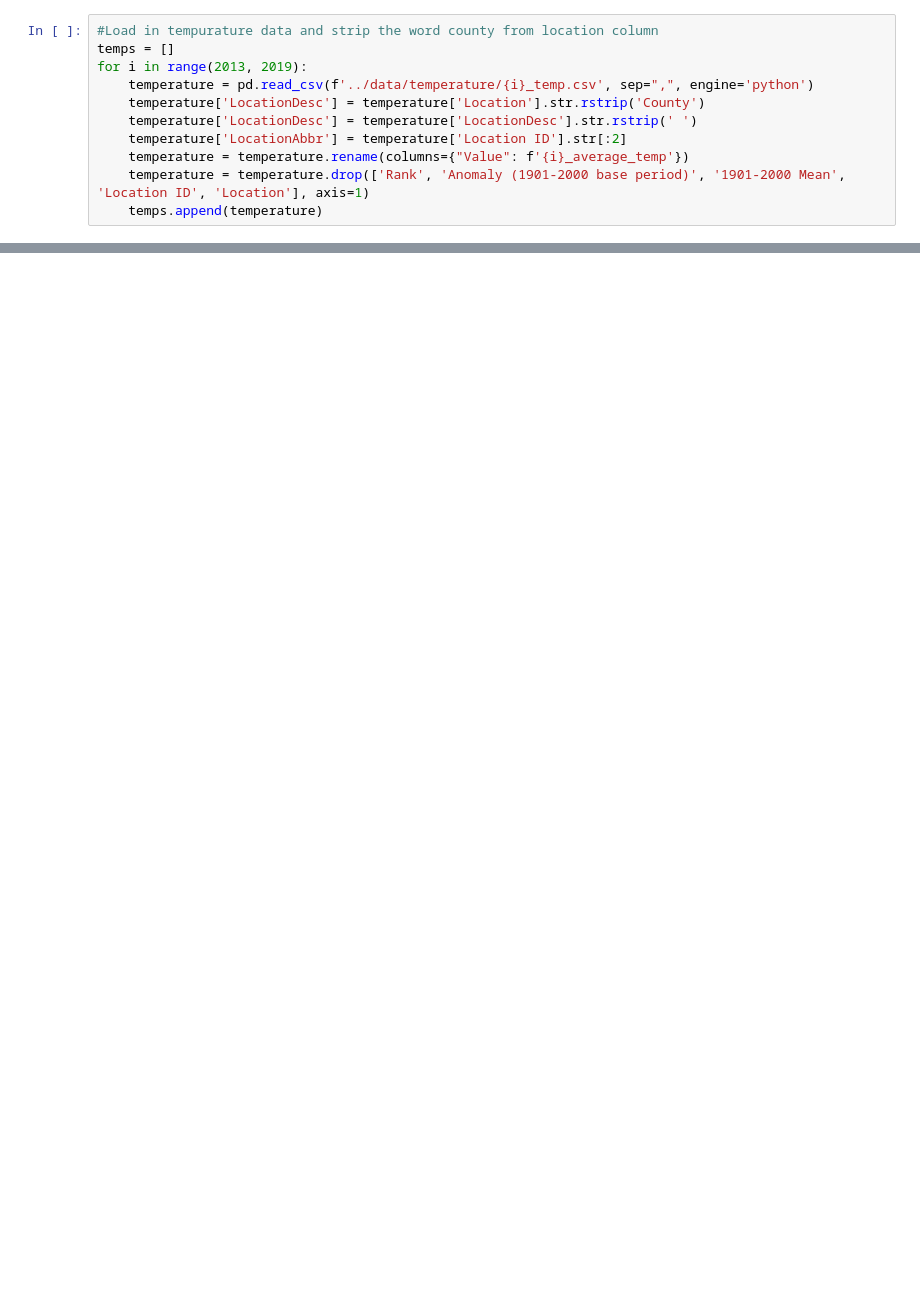
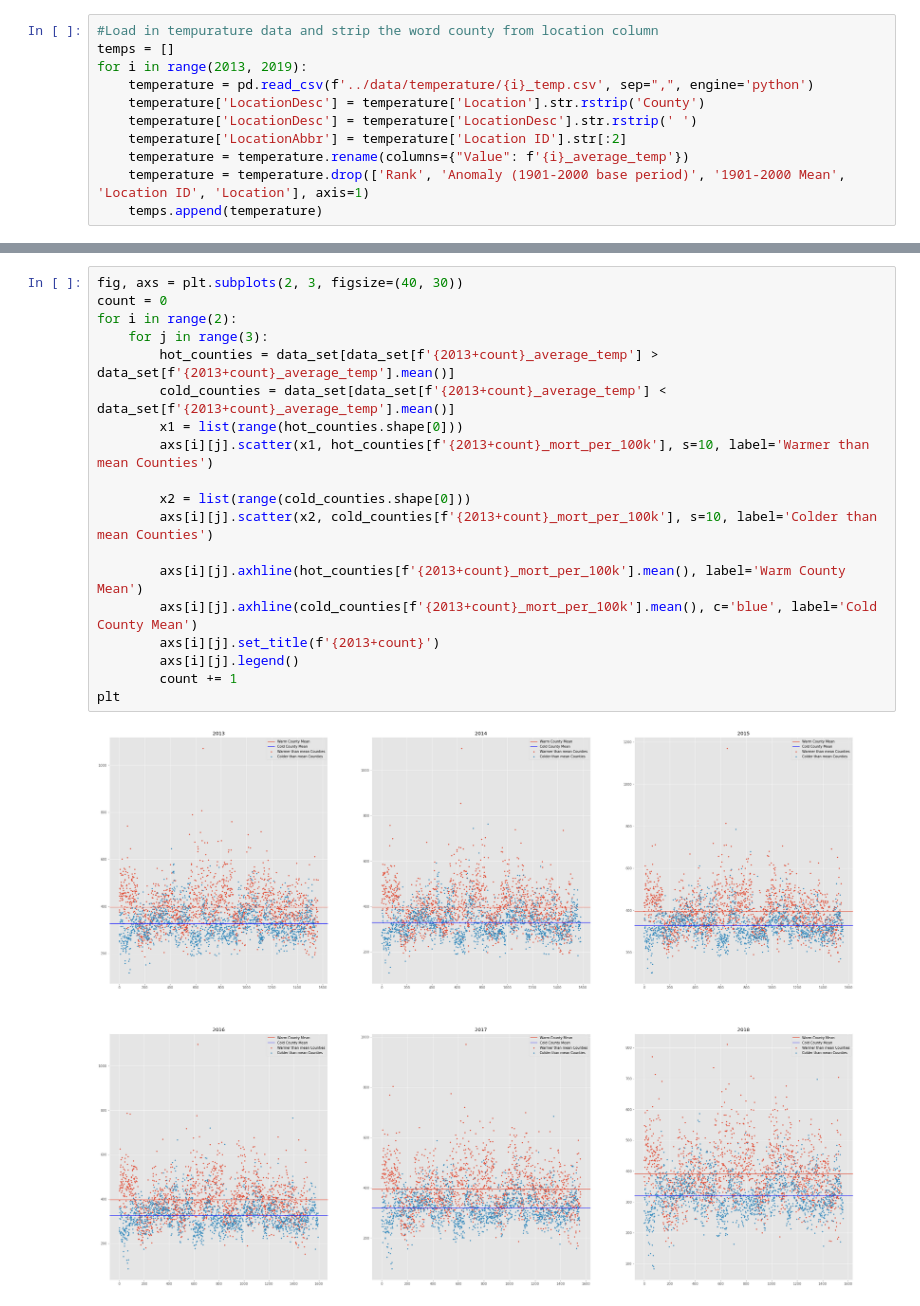
Before and after one commit to NathanKuneman/determining-heart-disease-mortality-factors, a Jupyter notebook: notebooks/EDA.ipynb, the cells around one changed output, grey strips where cells are left out. Saved outputs shown, nothing was run; the diff lists cells and outputs as text; blank space fills up the shorter version.

```diff
--- a/notebooks/EDA.ipynb
+++ b/notebooks/EDA.ipynb
@@ -148,0 +196,21 @@ ax.legend();
+# %%
+fig, axs = plt.subplots(2, 3, figsize=(40, 30))
+count = 0
+for i in range(2):
+    for j in range(3):
+        hot_counties = data_set[data_set[f'{2013+count}_average_temp'] > data_set[f'{2013+count}_average_temp'].mean()]
+        cold_counties = data_set[data_set[f'{2013+count}_average_temp'] < data_set[f'{2013+count}_average_temp'].mean()]
+        x1 = list(range(hot_counties.shape[0]))
+        axs[i][j].scatter(x1, hot_counties[f'{2013+count}_mort_per_100k'], s=10, label='Warmer than mean Counties')
+
+        x2 = list(range(cold_counties.shape[0]))
+        axs[i][j].scatter(x2, cold_counties[f'{2013+count}_mort_per_100k'], s=10, label='Colder than mean Counties')
+
+        axs[i][j].axhline(hot_counties[f'{2013+count}_mort_per_100k'].mean(), label='Warm County Mean')
+        axs[i][j].axhline(cold_counties[f'{2013+count}_mort_per_100k'].mean(), c='blue', label='Cold County Mean')
+        axs[i][j].set_title(f'{2013+count}')
+        axs[i][j].legend()
+        count += 1
+plt
+# %% [output]
+[figure, added]
```
Also changed, not shown: parts of 19 cells of this notebook, 1 other file.
